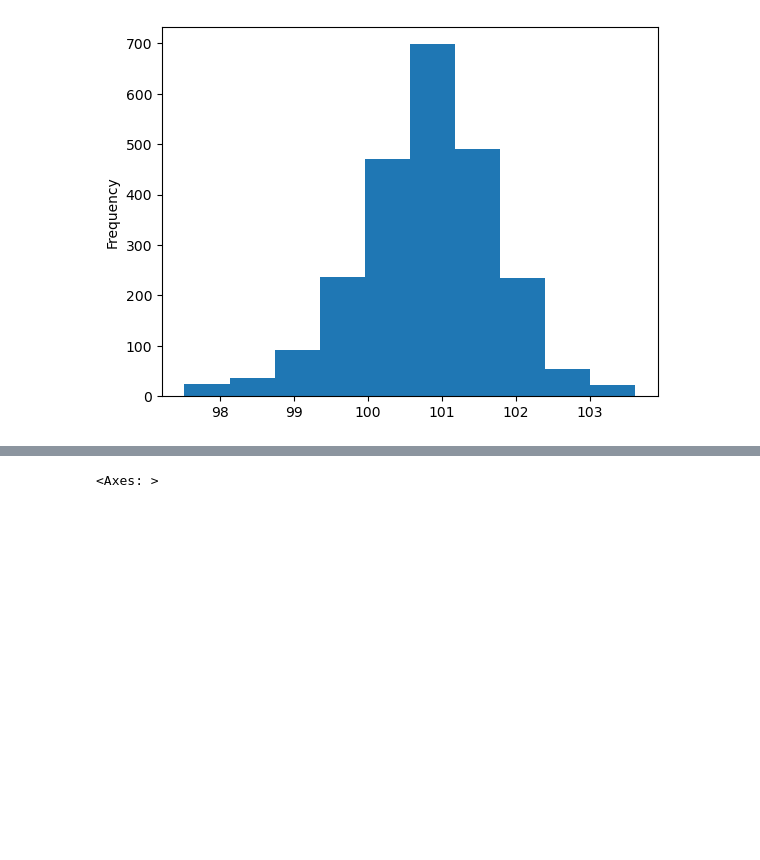
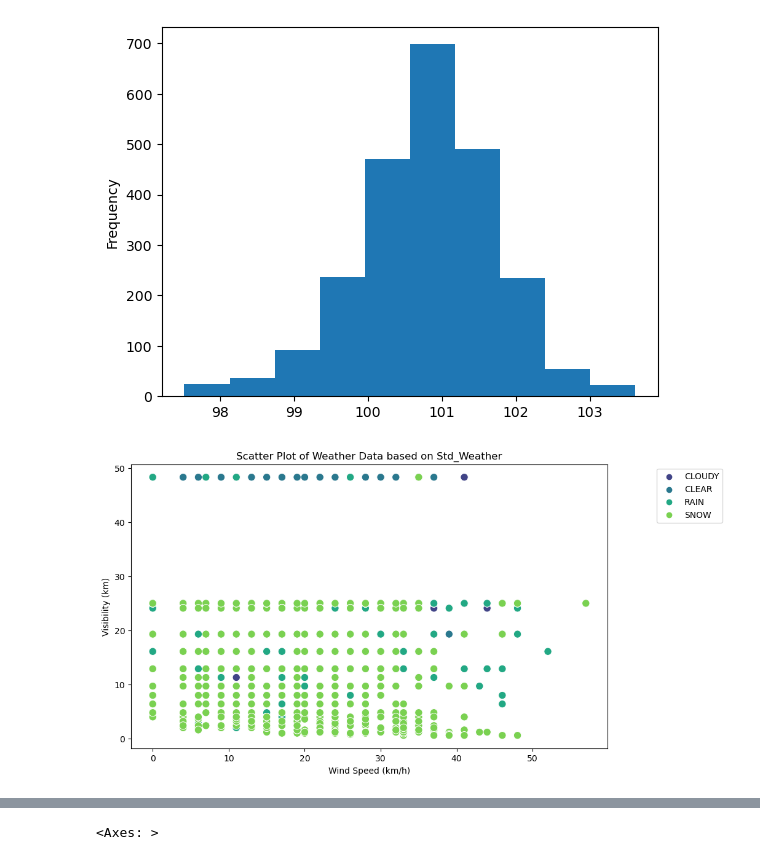
Before and after one commit to H-Neethika/Weather_Prediction_ML, a Jupyter notebook: Weather_Prediction/DT_LG_Model.ipynb, the cells around one changed output, grey strips where cells are left out. Cells and saved outputs as stored; diff of their text form; code cells hidden in the pictures; blank space fills up the shorter version.

Commit message:
scatter plots are plotted

```diff
--- a/Weather_Prediction/DT_LG_Model.ipynb
+++ b/Weather_Prediction/DT_LG_Model.ipynb
@@ -455,3 +455,25 @@ weather_df['Press_kPa'].plot(kind='hist')
 # %% [output]
 <Axes: ylabel='Frequency'>
 [figure]
+# %%
+import matplotlib.pyplot as plt
+import seaborn as sns
+
+# Assuming 'filtered_data' is a DataFrame containing the mentioned columns
+
+# Create a scatter plot
+plt.figure(figsize=(10, 6))
+scatter = sns.scatterplot(x='Wind Speed_km/h', y='Visibility_km', hue='Std_Weather', data=weather_df, palette='viridis', s=80)
+
+# Set plot labels and title
+plt.xlabel('Wind Speed (km/h)')
+plt.ylabel('Visibility (km)')
+plt.title('Scatter Plot of Weather Data based on Std_Weather')
+
+# Add legend
+scatter.legend(loc='upper right', bbox_to_anchor=(1.25, 1))
+
+# Show the plot
+plt.show()
+# %% [output]
+[figure, added]
```
Also changed, not shown: parts of 1 cell of this notebook.
